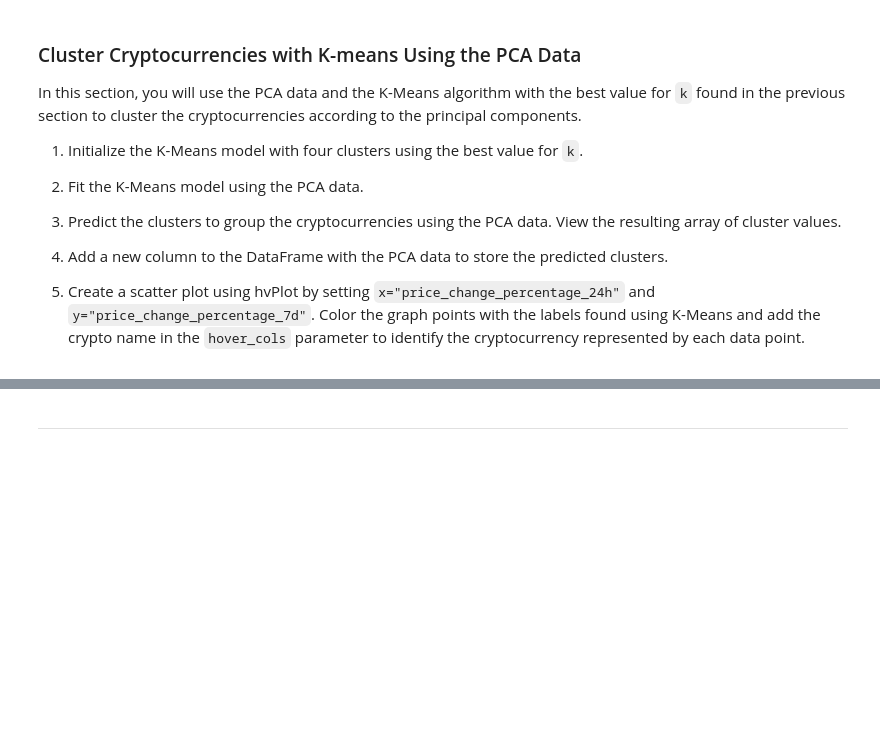
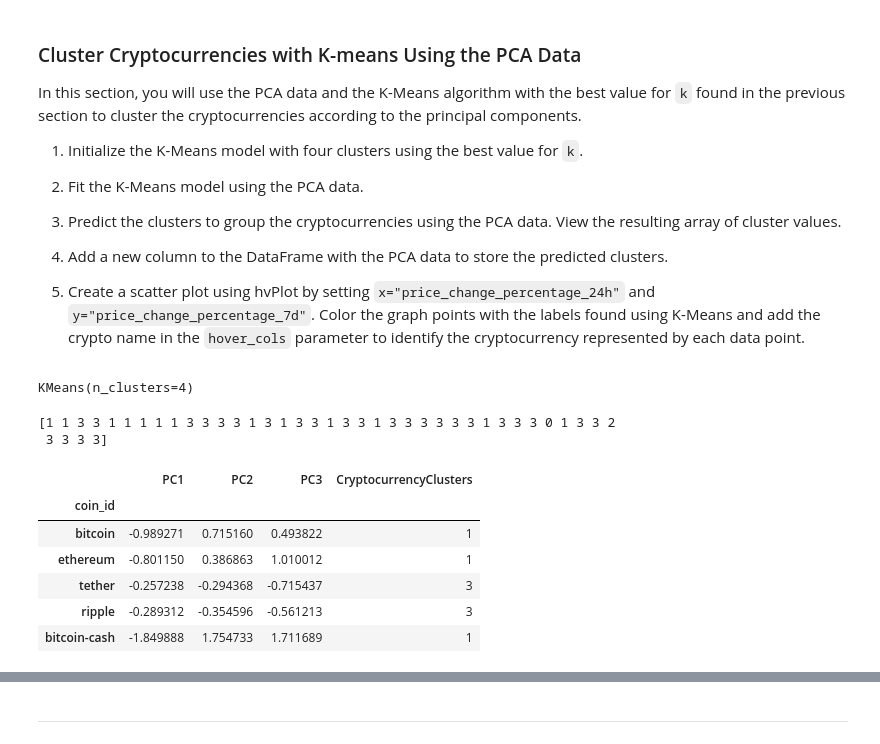
Before and after one commit to saeedraghib/m10_challenge_01, a Jupyter notebook: sr_crypto_investments.ipynb, the cells around one changed output, grey strips where cells are left out. Cells and saved outputs as stored; diff of their text form; code cells hidden in the pictures; blank space fills up the shorter version.

```diff
--- a/sr_crypto_investments.ipynb
+++ b/sr_crypto_investments.ipynb
@@ -349,3 +364,13 @@ In this section, you will use the elbow method to find the best value for `k` us
 # 2. Fit the model to the data using `df_market_data_pca`
 # 3. Append the model.inertia_ to the inertia list
 # YOUR CODE HERE!
+for i in k:
+    # create model
+    model = KMeans(n_clusters=i, random_state=0)
+    # fit / train the model
+    model.fit(df_cryptocurrency_pca)
+    # add to the empty list
+    inertia.append(model.inertia_)
+
+# verifying
+inertia
@@ -391,18 +441,36 @@ In this section, you will use the PCA data and the K-Means algorithm with the be
 # %%
 # Fit the K-Means model using the PCA data
 # YOUR CODE HERE!
+model_pca_cluster.fit(df_cryptocurrency_pca)
+# %% [output]
+KMeans(n_clusters=4)
 # %%
 # Predict the clusters to group the cryptocurrencies using the PCA data
 # YOUR CODE HERE!
+pca_cluster = model_pca_cluster.predict(df_cryptocurrency_pca)
 
 # View the resulting array of cluster values.
 # YOUR CODE HERE!)
+print(pca_cluster)
+# %% [output]
+[1 1 3 3 1 1 1 1 1 3 3 3 3 1 3 1 3 3 1 3 3 1 3 3 3 3 3 3 1 3 3 3 0 1 3 3 2
+ 3 3 3 3]
 # %%
 # Add a new column to the DataFrame with the predicted clusters
 # YOUR CODE HERE!
+df_cryptocurrency_pca["CryptocurrencyClusters"] = pca_cluster
 
 # Display sample data
 # YOUR CODE HERE!
+df_cryptocurrency_pca.head()
+# %% [output]
+|  | PC1 | PC2 | PC3 | CryptocurrencyClusters |
+| coin_id |  |  |  |  |
+| bitcoin | -0.989271 | 0.715160 | 0.493822 | 1 |
+| ethereum | -0.801150 | 0.386863 | 1.010012 | 1 |
+| tether | -0.257238 | -0.294368 | -0.715437 | 3 |
+| ripple | -0.289312 | -0.354596 | -0.561213 | 3 |
+| bitcoin-cash | -1.849888 | 1.754733 | 1.711689 | 1 |
 # %%
 # Create a scatter plot using hvPlot by setting
 # `x="price_change_percentage_24h"` and `y="price_change_percentage_7d"`.
```
Also changed, not shown: parts of 17 cells of this notebook, 1 other file.
